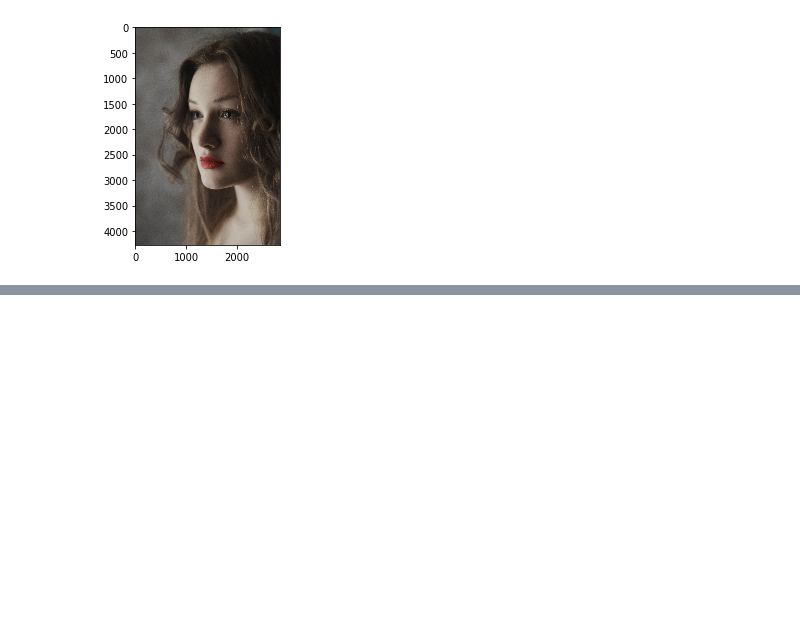
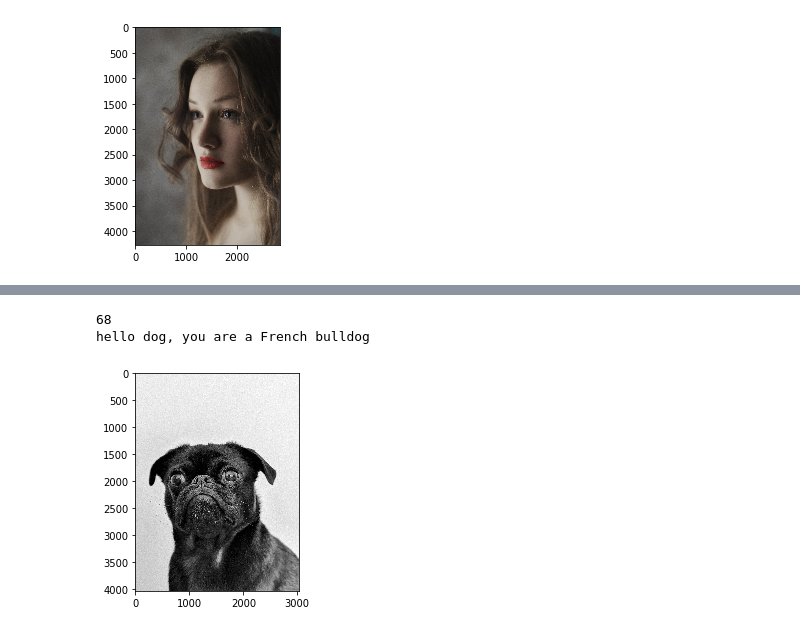
Before and after one commit to waterwheel31/deep-learning-v2-pytorch, a Jupyter notebook: project-dog-classification/dog_app.ipynb, the cells around one changed output, grey strips where cells are left out. Saved outputs shown, nothing was run; the diff lists cells and outputs as text; code cells hidden in the pictures; blank space fills up the shorter version.

```diff
--- a/project-dog-classification/dog_app.ipynb
+++ b/project-dog-classification/dog_app.ipynb
@@ -897,0 +905,10 @@ you are not neither dog nor human
+# %%
+# Face image came from https://unsplash.com/
+file = 'images/charles-v3HlPuZ03II-unsplash.jpg'
+img = Image.open(file, 'r')
+imshow(np.asarray(img))
+run_app(file)
+# %% [output]
+68
+hello dog, you are a French bulldog
+[figure, added]
```
Also changed, not shown: parts of 14 cells of this notebook.
